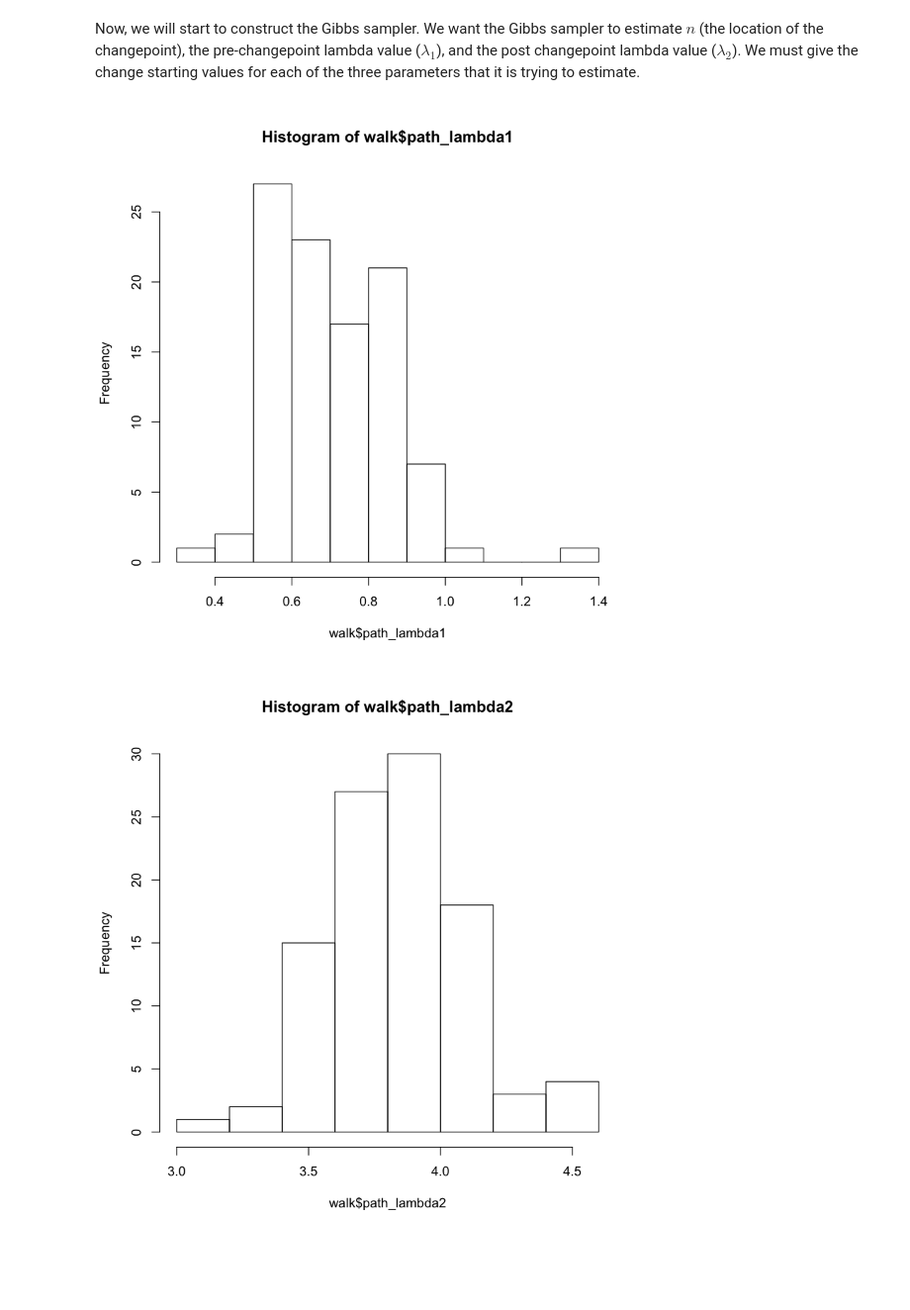
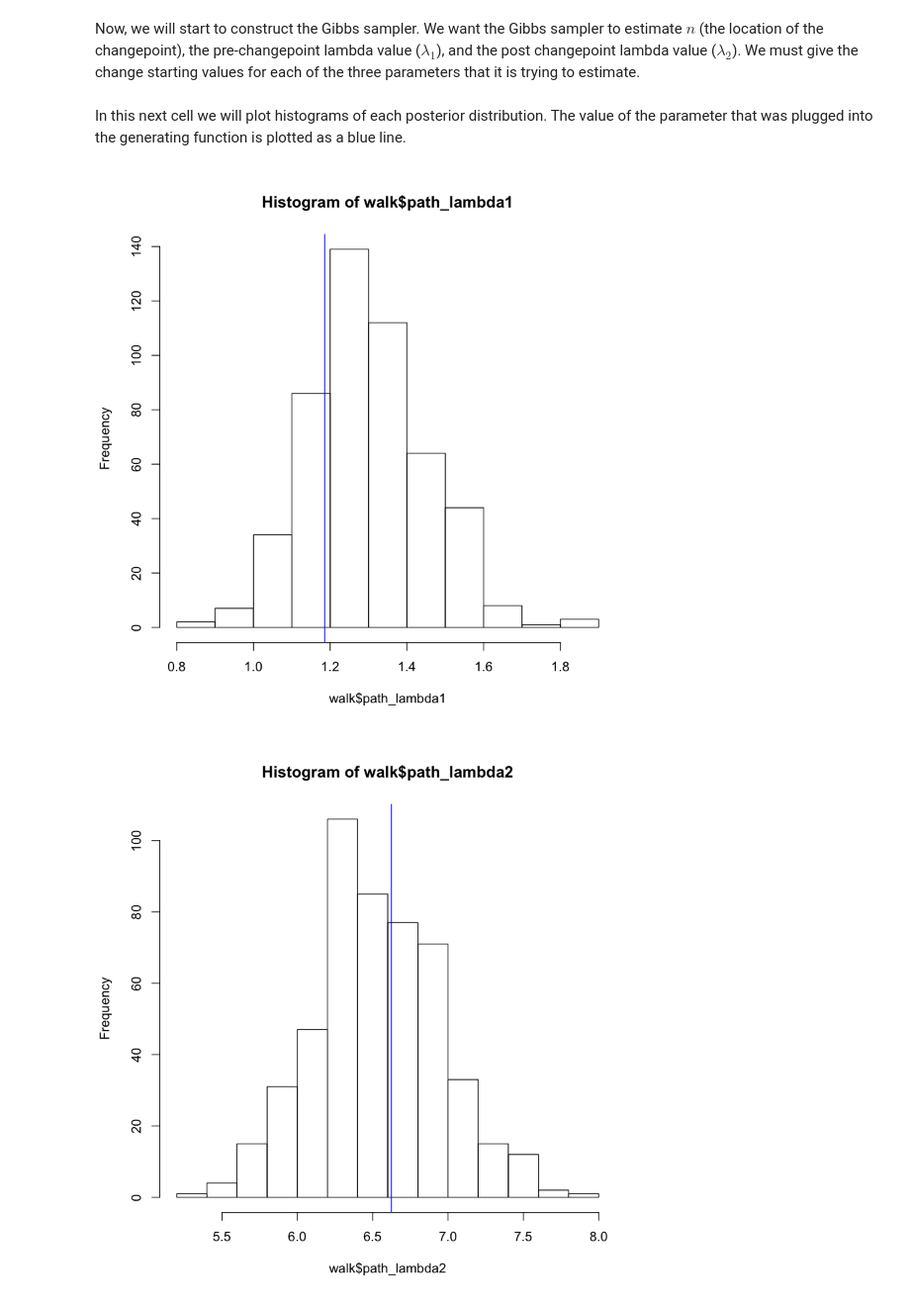
Before and after one commit to franklinmarsh/computational_statistics, a Jupyter notebook: hw5.ipynb, the cells around one changed output. Shown: that part at 99% size. Saved outputs shown, nothing was run; the diff lists cells and outputs as text; code cells hidden in the pictures; blank space fills up the shorter version.

```diff
--- a/hw5.ipynb
+++ b/hw5.ipynb
@@ -35,3 +21,11 @@ We will now generate the array of lambda values, which has length $N$
 # %%
-lambda1 <- rgamma(1, scale = a, shape = 1.0/b) #the lambdas up until the changepoint
-lambda2 <- rgamma(1, scale = a, shape = 1.0/b) #the lambdas after the changepoint
+#define generating function parameters
+N <- 100
+a <- 2
+b <- 1
+
+#generate lambda1, the changepoint coordinate
+
+i_n <- sample((1:N),1) #select n, the coordinate of the changepoint in the data
+i_lambda1 <- rgamma(1, scale = a, shape = 1.0/b) #the lambdas up until the changepoint
+i_lambda2 <- rgamma(1, scale = a, shape = 1.0/b) #the lambdas after the changepoint
@@ -38,4 +34,7 @@ lambda2 <- rgamma(1, scale = a, shape = 1.0/b) #the lambdas after the changepoin
 # %%
-x_a <- rpois(n, lambda = lambda1) #this generates the observations up to the turning point
-x_b <- rpois(N-n, lambda = lambda2) #
+x_a <- rpois(i_n, lambda = i_lambda1) #generates the observations up to the turning point
+x_b <- rpois(N-i_n, lambda = i_lambda2) #generates the observations after the turning point
 x <- c(x_a, x_b) #concatenate the two vectors into a continuous sequence
+
+plot(x)
+abline(v = i_n)
@@ -48,10 +44,10 @@ abline(v = n)
 We will need three empty lists to store the chain estimates of the three parameters: ($n, \lambda_{1}, \lambda_{2}$). This will have as many instances as the number of iterations that we choose to run.
 # %%
 # Gibbs sampler
-E <- 110 #the number of iterations that the Gibbs sampler will perform
-burn_in <- 10 #the number of iterations to throw away at the start of the sampling routine
+E <- 550 #the number of iterations that the Gibbs sampler will perform
+burn_in <- 50 #the number of iterations to throw away at the start of the sampling routine
 
-#initialize vectors for storing the samples
+#initialize vectors for storing the samples of n, lambda1 and lambda2
 path_n <- rep(0, E)
 path_lambda1 <- rep(0, E)
 path_lambda2 <- rep(0, E)
@@ -64,8 +60,8 @@ lambda2 <- rgamma(1, shape = a, scale = 1.0/b) #initial lambda2 value
 # %%
 for (i in (1:E)) { #for each planned iteration
 
-    lambda1 <- rgamma(1, shape = a + sum(x[1:n]), scale = 1.0/(n + b))
-    lambda2 <- rgamma(1, shape = a + sum(x[(n+1):N]), scale = 1.0/((N - n - 1) + b))
+    lambda1 <- rgamma(1, shape = a + sum(x[1:n]), scale = 1.0/(n + b)) #draw lambda1 from conditional
+    lambda2 <- rgamma(1, shape = a + sum(x[(n):N]), scale = 1.0/((N - n) + b)) #draw lambda2 from conditional
 
     f_mult_n <- rep(0, N) #create empty mult_n vector
 
@@ -74,21 +70,27 @@ for (i in (1:E)) { #for each planned iteration
         f_mult_n[j] <- sum(x[1:j])*log(lambda1) - j*lambda1 + sum(x[(j+1):N])*log(lambda2) - (N-j)*lambda2
     }
 
-    mult_n <- exp(f_mult_n - max(f_mult_n))
+    mult_n <- exp(f_mult_n - max(f_mult_n)) #find the maximum n value
+    mult_n <- mult_n[1:(length(mult_n)-1)] #remove problematic last value
     n <- which.max(rmultinom(1, size = 1, prob = (mult_n/sum(mult_n))))
 
-    path_n[i] <- n #update the path
-    path_lambda1[i] <- lambda1
-    path_lambda2[i] <- lambda2
+    path_n[i] <- n #update the n path
+    path_lambda1[i] <- lambda1 #update the lambda1 path
+    path_lambda2[i] <- lambda2 #update the lambda2 path
 
 }
 
-walk <- data.frame(path_n, path_lambda1, path_lambda2)
+walk <- data.frame(path_n, path_lambda1, path_lambda2) #combine the two paths into a dataframe
 walk <- walk[-c(1:burn_in),] #remove the burn-in portion from the dataframe
+# %% [markdown]
+In this next cell we will plot histograms of each posterior distribution. The value of the parameter that was plugged into the generating function is plotted as a blue line.
 # %%
 hist(walk$path_lambda1)
+abline(v = i_lambda1, col = 'blue')
 hist(walk$path_lambda2)
+abline(v = i_lambda2, col = 'blue')
 hist(walk$path_n)
+abline(v = i_n, col = 'blue')
 # %% [output]
-[figure, old version]
+[figure, new version]
-[figure, old version]
+[figure, new version]
```
Also changed, not shown: parts of 14 cells of this notebook, 2 other files.
